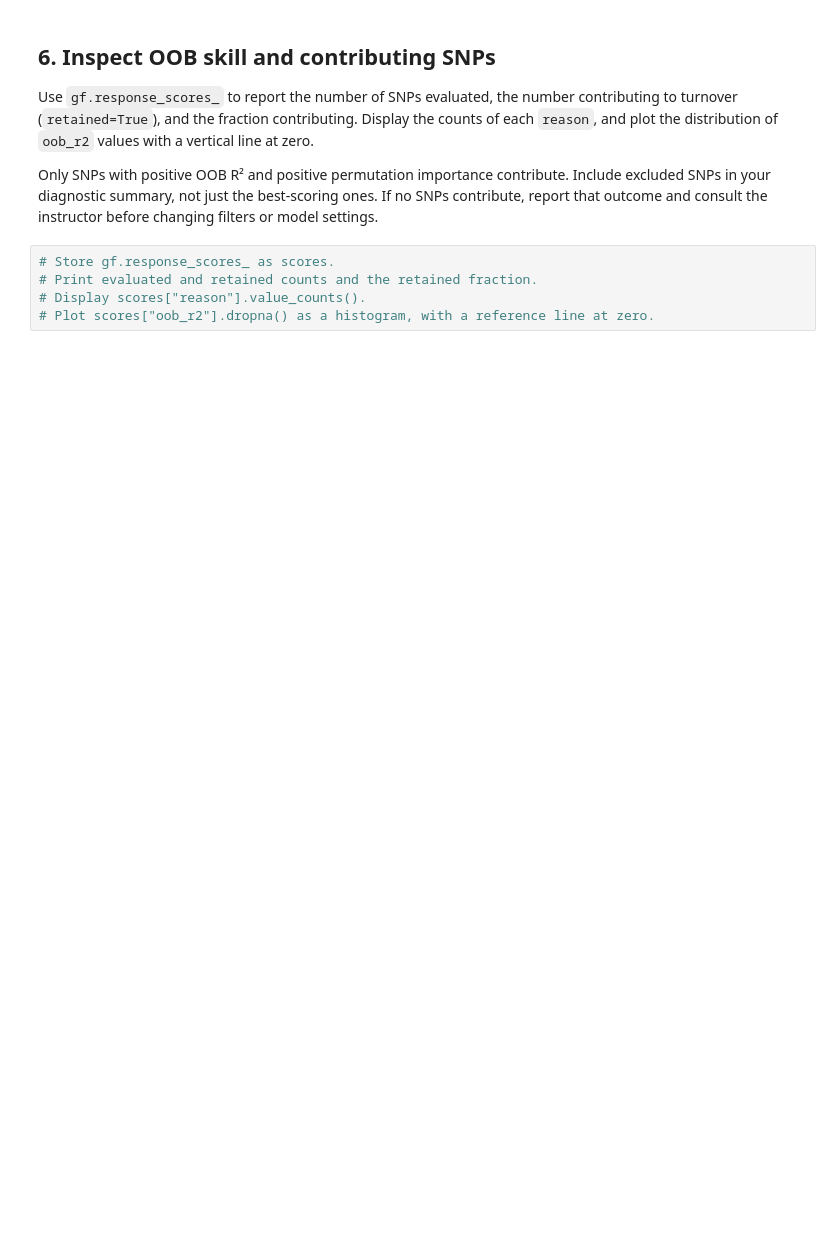
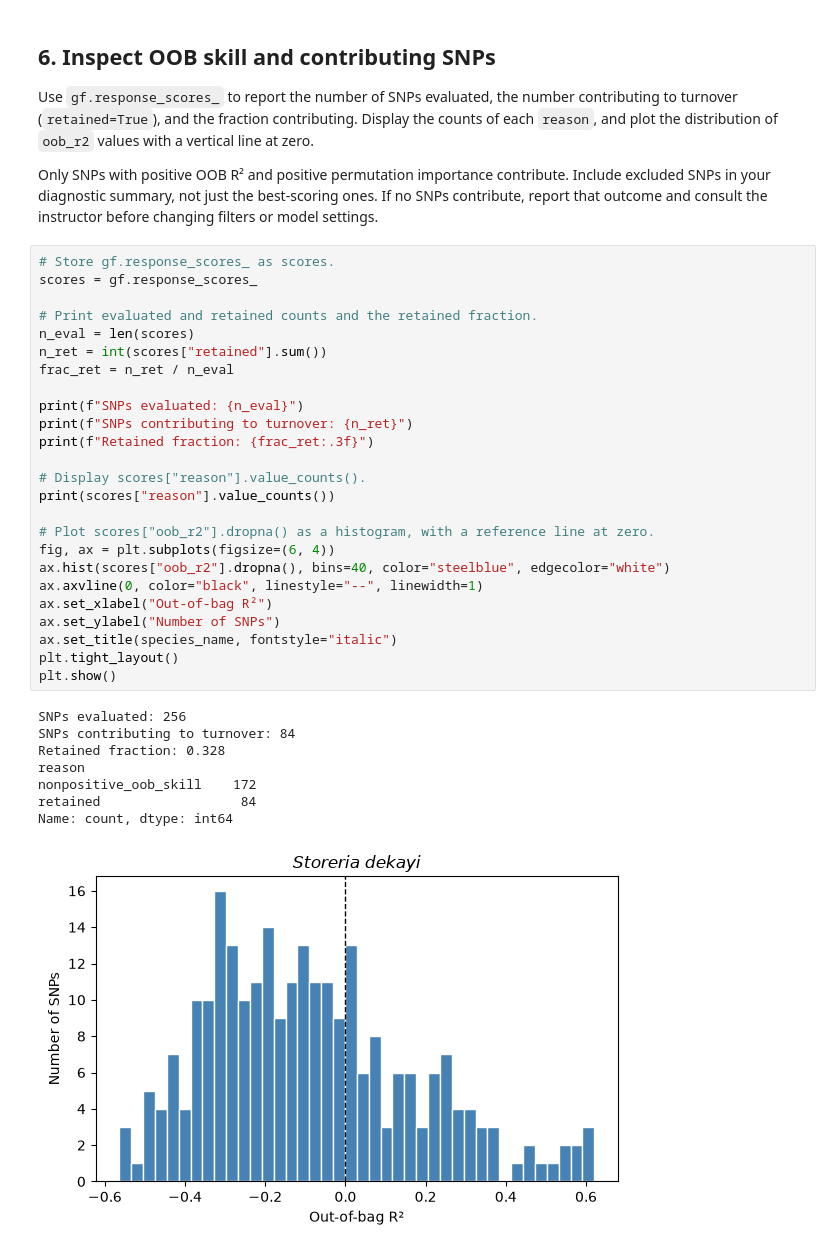
Before and after one commit to studentofwater/BIO597-SpatialBiodiversity, a Jupyter notebook: docs/assignments/Assignment-09-GradientForest.ipynb, the cells around one changed output. Drawn from its saved outputs; the diff is of its cells as text; blank space fills up the shorter version.

```diff
--- a/docs/assignments/Assignment-09-GradientForest.ipynb
+++ b/docs/assignments/Assignment-09-GradientForest.ipynb
@@ -148,9 +242,38 @@ Use `gf.response_scores_` to report the number of SNPs evaluated, the number con
 Only SNPs with positive OOB R² and positive permutation importance contribute. Include excluded SNPs in your diagnostic summary, not just the best-scoring ones. If no SNPs contribute, report that outcome and consult the instructor before changing filters or model settings.
 # %%
 # Store gf.response_scores_ as scores.
+scores = gf.response_scores_
+
 # Print evaluated and retained counts and the retained fraction.
+n_eval = len(scores)
+n_ret = int(scores["retained"].sum())
+frac_ret = n_ret / n_eval
+
+print(f"SNPs evaluated: {n_eval}")
+print(f"SNPs contributing to turnover: {n_ret}")
+print(f"Retained fraction: {frac_ret:.3f}")
+
 # Display scores["reason"].value_counts().
+print(scores["reason"].value_counts())
+
 # Plot scores["oob_r2"].dropna() as a histogram, with a reference line at zero.
+fig, ax = plt.subplots(figsize=(6, 4))
+ax.hist(scores["oob_r2"].dropna(), bins=40, color="steelblue", edgecolor="white")
+ax.axvline(0, color="black", linestyle="--", linewidth=1)
+ax.set_xlabel("Out-of-bag R²")
+ax.set_ylabel("Number of SNPs")
+ax.set_title(species_name, fontstyle="italic")
+plt.tight_layout()
+plt.show()
+# %% [output]
+SNPs evaluated: 256
+SNPs contributing to turnover: 84
+Retained fraction: 0.328
+reason
+nonpositive_oob_skill    172
+retained                  84
+Name: count, dtype: int64
+[figure, added]
 # %% [markdown]
 **Interpretation:** What does an OOB R² below zero mean? Why does a positive OOB score not establish either adaptation or accurate prediction in a new geographic region?
 
```
Also changed, not shown: parts of 24 cells of this notebook, 11 other files.
